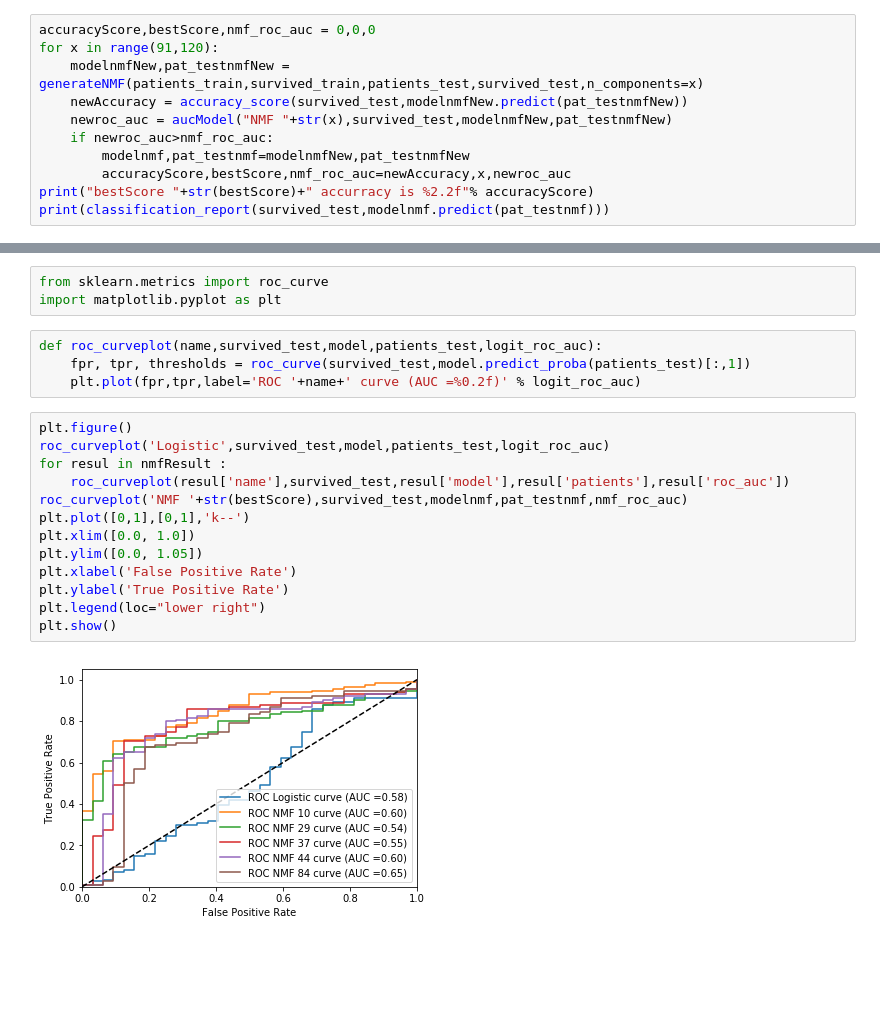
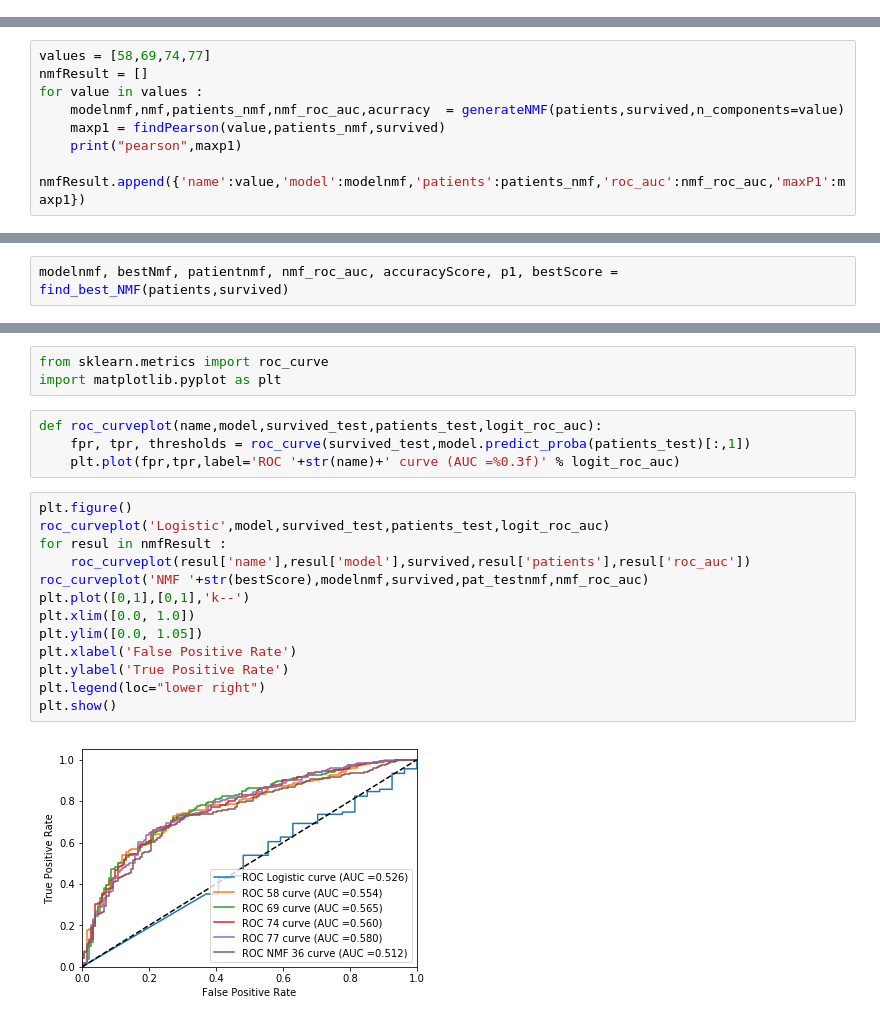
Before and after one commit to davidgutierrez/HeartRatePatterns, a Jupyter notebook: Jupyter/MimicII/0i Prediction NMF Logitsitc Regresion.ipynb, the cells around one changed output, grey strips where cells are left out. Cells and saved outputs as stored; diff of their text form; blank space fills up the shorter version.

```diff
--- a/Jupyter/MimicII/0i Prediction NMF Logitsitc Regresion.ipynb
+++ b/Jupyter/MimicII/0i Prediction NMF Logitsitc Regresion.ipynb
@@ -121,11 +87,0 @@ NMF 44 AUC = 0.602f
-# %%
-accuracyScore,bestScore,nmf_roc_auc = 0,0,0
-for x in range(91,120):
-    modelnmfNew,pat_testnmfNew = generateNMF(patients_train,survived_train,patients_test,survived_test,n_components=x)
-    newAccuracy = accuracy_score(survived_test,modelnmfNew.predict(pat_testnmfNew))
-    newroc_auc = aucModel("NMF "+str(x),survived_test,modelnmfNew,pat_testnmfNew)
-    if newroc_auc>nmf_roc_auc:
-        modelnmf,pat_testnmf=modelnmfNew,pat_testnmfNew
-        accuracyScore,bestScore,nmf_roc_auc=newAccuracy,x,newroc_auc
-print("bestScore "+str(bestScore)+" accurracy is %2.2f"% accuracyScore)
-print(classification_report(survived_test,modelnmf.predict(pat_testnmf)))
@@ -149,0 +88,8 @@ avg / total       0.78      0.79      0.78       146
+# %%
+values = [58,69,74,77]
+nmfResult = []
+for value in values :
+    modelnmf,nmf,patients_nmf,nmf_roc_auc,acurracy  = generateNMF(patients,survived,n_components=value)
+    maxp1 = findPearson(value,patients_nmf,survived)
+    print("pearson",maxp1)
+    nmfResult.append({'name':value,'model':modelnmf,'patients':patients_nmf,'roc_auc':nmf_roc_auc,'maxP1':maxp1})
@@ -149,0 +109,2 @@ avg / total       0.78      0.79      0.78       146
+# %%
+modelnmf, bestNmf, patientnmf, nmf_roc_auc, accuracyScore, p1, bestScore = find_best_NMF(patients,survived)
@@ -151,21 +141,21 @@ avg / total       0.78      0.79      0.78       146
 from sklearn.metrics import roc_curve
 import matplotlib.pyplot as plt
 # %%
-def roc_curveplot(name,survived_test,model,patients_test,logit_roc_auc):
+def roc_curveplot(name,model,survived_test,patients_test,logit_roc_auc):
     fpr, tpr, thresholds = roc_curve(survived_test,model.predict_proba(patients_test)[:,1])
-    plt.plot(fpr,tpr,label='ROC '+name+' curve (AUC =%0.2f)' % logit_roc_auc)
+    plt.plot(fpr,tpr,label='ROC '+str(name)+' curve (AUC =%0.3f)' % logit_roc_auc)
 # %%
 plt.figure()
-roc_curveplot('Logistic',survived_test,model,patients_test,logit_roc_auc)
+roc_curveplot('Logistic',model,survived_test,patients_test,logit_roc_auc)
 for resul in nmfResult :
-    roc_curveplot(resul['name'],survived_test,resul['model'],resul['patients'],resul['roc_auc'])
-roc_curveplot('NMF '+str(bestScore),survived_test,modelnmf,pat_testnmf,nmf_roc_auc)
+    roc_curveplot(resul['name'],resul['model'],survived,resul['patients'],resul['roc_auc'])
+roc_curveplot('NMF '+str(bestScore),modelnmf,survived,pat_testnmf,nmf_roc_auc)
 plt.plot([0,1],[0,1],'k--')
 plt.xlim([0.0, 1.0])
 plt.ylim([0.0, 1.05])
 plt.xlabel('False Positive Rate')
 plt.ylabel('True Positive Rate')
 plt.legend(loc="lower right")
 plt.show()
 # %% [output]
-[figure, old version]
+[figure, new version]
```
Also changed, not shown: parts of 17 cells of this notebook.
